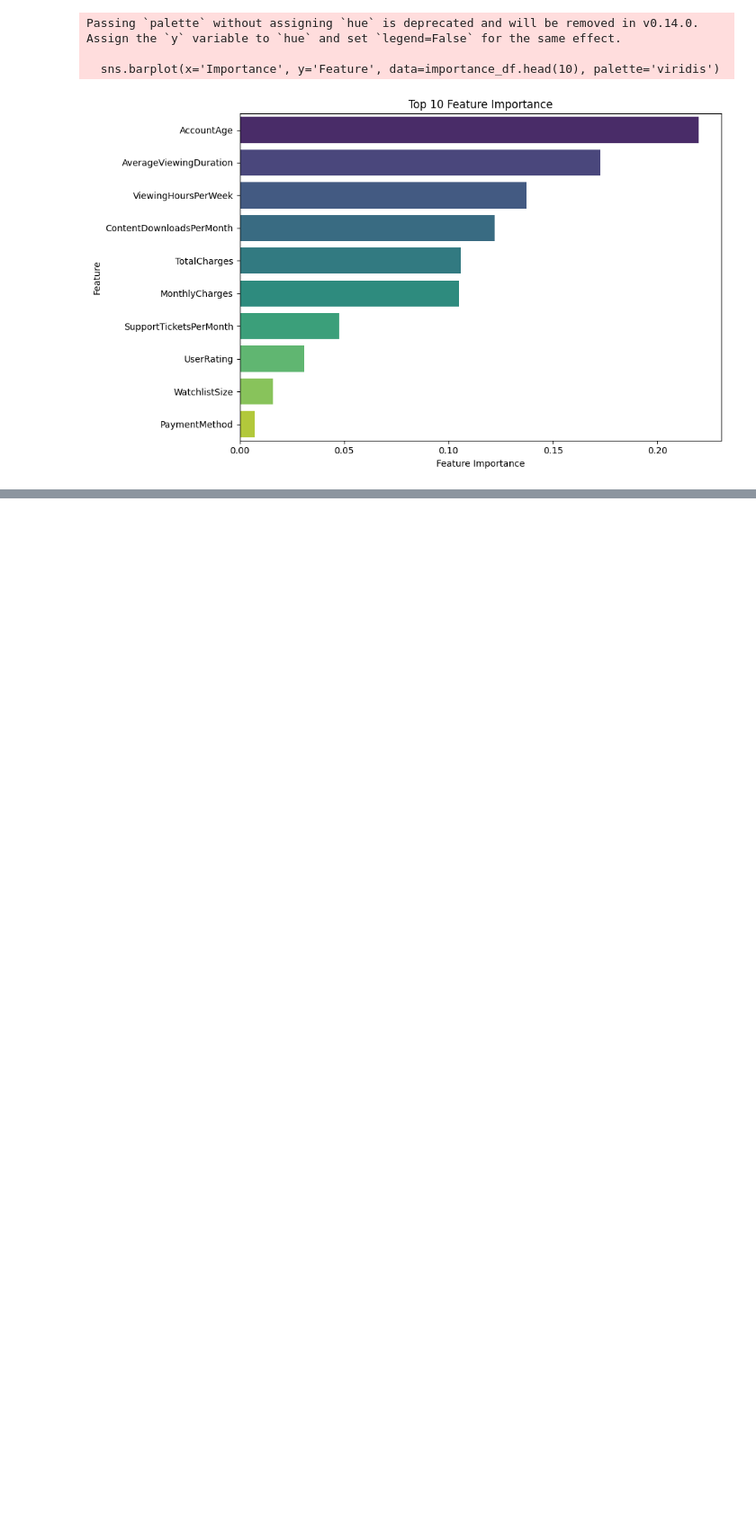
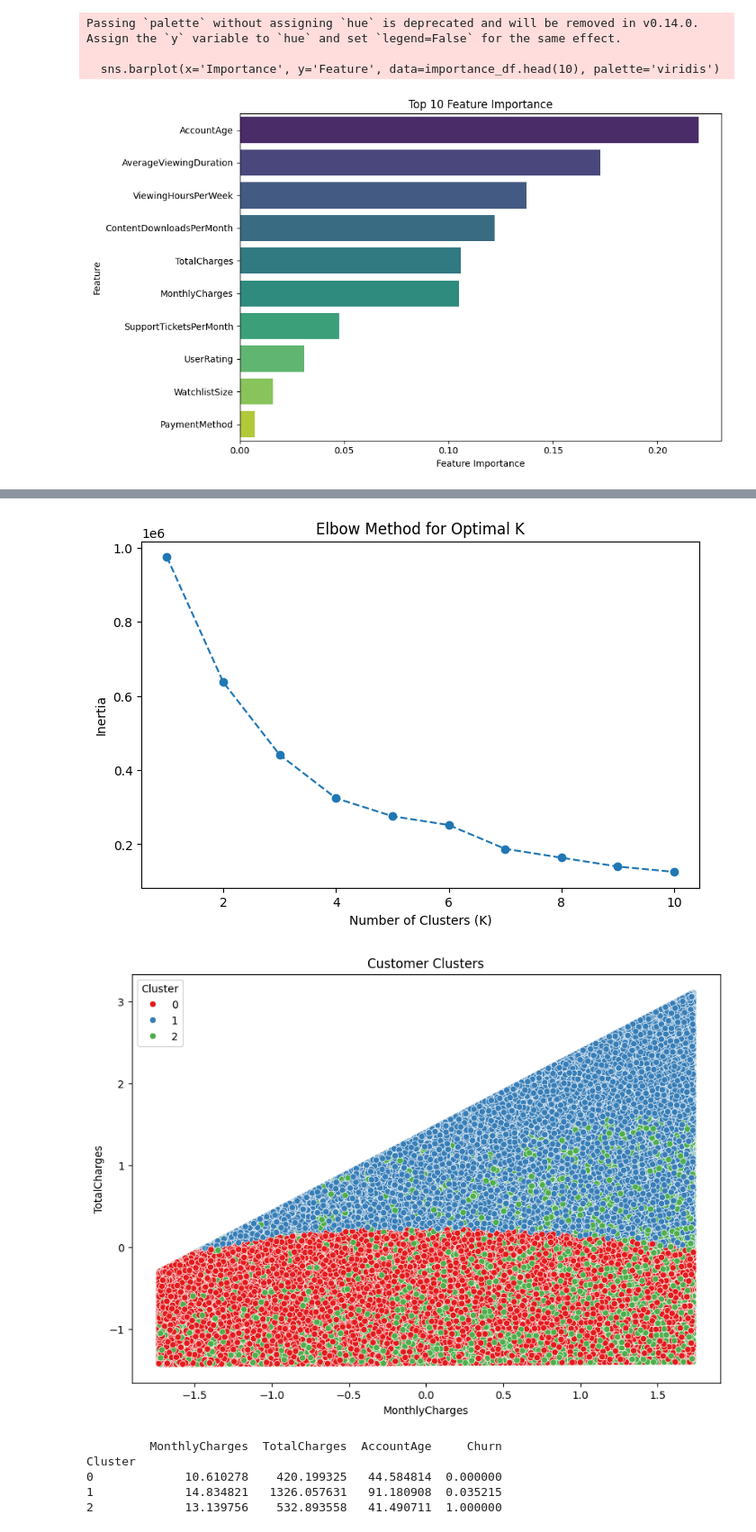
Before and after one commit to smitshah11/523-Project, a Jupyter notebook: project.ipynb, the cells around one changed output, grey strips where cells are left out. Shown at 90% size. Cells and saved outputs as stored; diff of their text form; code cells hidden in the pictures; blank space fills up the shorter version.

```diff
--- a/project.ipynb
+++ b/project.ipynb
@@ -298,0 +301,13 @@ Passing `palette` without assigning `hue` is deprecated and will be removed in v
+# %%
+data_encoded = data.copy()
+
+#for col in data.select_dtypes(include=['object']).columns:
+ #   data_encoded[col] = LabelEncoder().fit_transform(data[col])
+
+#Scaling numerical features
+#numerical_columns = data_encoded.select_dtypes(include=['float64', 'int64']).columns
+#scaler = StandardScaler()
+#data_encoded[numerical_columns] = scaler.fit_transform(data_encoded[numerical_columns])
+
+#print(data_encoded.head())
+print(data_encoded.columns)
@@ -298,0 +322,48 @@ Passing `palette` without assigning `hue` is deprecated and will be removed in v
+# %%
+from sklearn.cluster import KMeans
+
+# Selecting relevant features
+features = ['MonthlyCharges', 'TotalCharges', 'AccountAge', 'Churn']  # Example features
+X = data_encoded[features]
+
+# Standardize the data
+scaler = StandardScaler()
+X_scaled = scaler.fit_transform(X)
+
+#Determining the optimal K using Elbow Method
+inertia = []
+for k in range(1, 11):
+    kmeans = KMeans(n_clusters=k, random_state=42)
+    kmeans.fit(X_scaled)
+    inertia.append(kmeans.inertia_)
+
+# Plotting the Elbow Curve
+plt.figure(figsize=(8, 5))
+plt.plot(range(1, 11), inertia, marker='o', linestyle='--')
+plt.title('Elbow Method for Optimal K')
+plt.xlabel('Number of Clusters (K)')
+plt.ylabel('Inertia')
+plt.show()
+
+#Applying K-Means with optimal K
+kmeans = KMeans(n_clusters=3, random_state=42)
+data['Cluster'] = kmeans.fit_predict(X_scaled)
+
+# Visualizing the clusters
+plt.figure(figsize=(10, 7))
+sns.scatterplot(x=X_scaled[:, 0], y=X_scaled[:, 1], hue=data['Cluster'], palette='Set1')
+plt.title('Customer Clusters')
+plt.xlabel(features[0])
+plt.ylabel(features[1])
+plt.show()
+
+# Interpreting clusters
+print(data.groupby('Cluster')[features].mean())
+# %% [output]
+[figure, added]
+[figure, added]
+         MonthlyCharges  TotalCharges  AccountAge     Churn
+Cluster
+0             10.610278    420.199325   44.584814  0.000000
+1             14.834821   1326.057631   91.180908  0.035215
+2             13.139756    532.893558   41.490711  1.000000
```
Also changed, not shown: parts of 5 cells of this notebook.
